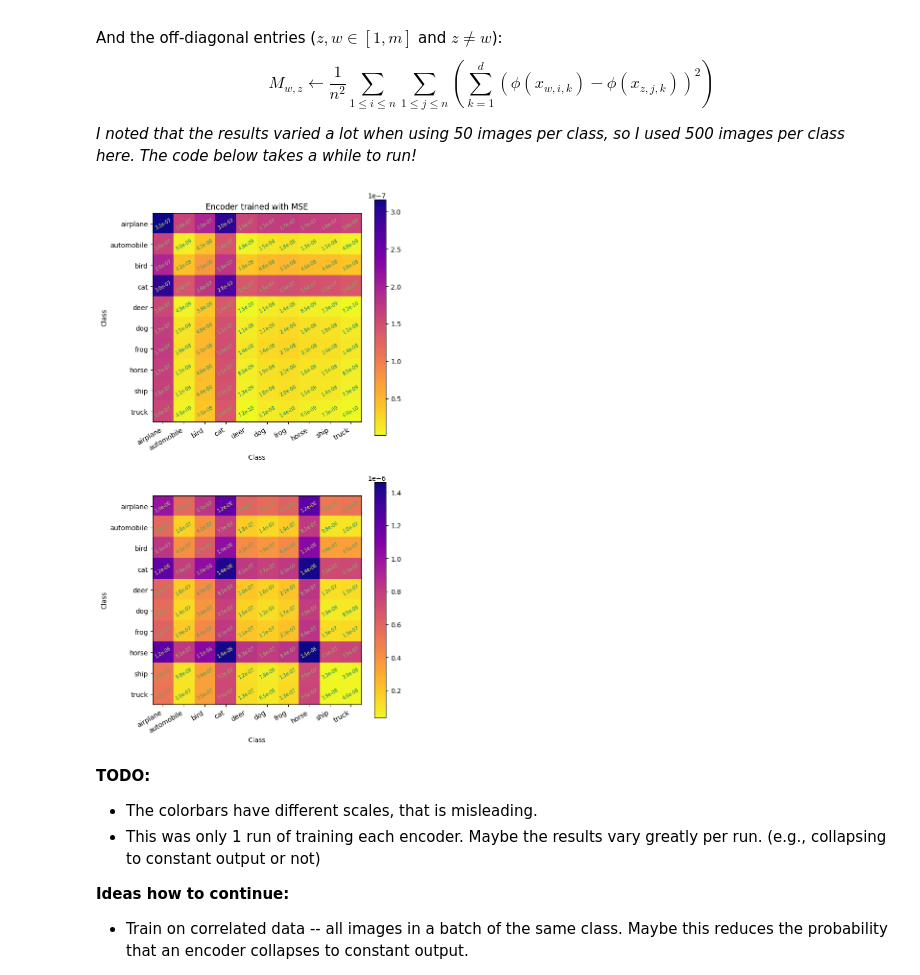
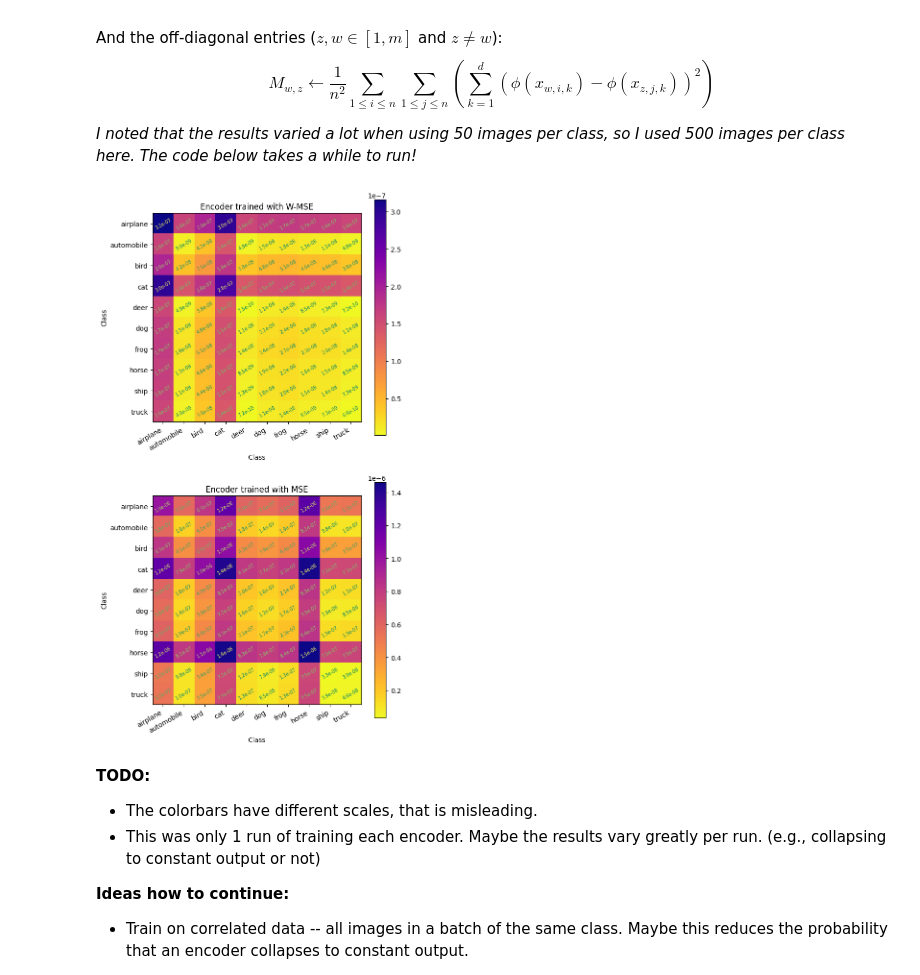
Before and after one commit to Nifrec/rolim, a Jupyter notebook: rolim/notebooks/encoder_experiment.ipynb, the cells around one changed output. Drawn from its saved outputs; the diff is of its cells as text; code cells hidden in the pictures.

Commit message:
Fix missing plot title

```diff
--- a/rolim/notebooks/encoder_experiment.ipynb
+++ b/rolim/notebooks/encoder_experiment.ipynb
@@ -319,35 +319,35 @@ if MAKE_HEATMAP:
     IMAGES_PER_CLASS = 500
     encodings_whit_net, encodings_pure_net = make_test_set_embeddings(IMAGES_PER_CLASS)
 
     def all_tensor_in_list_to_cpu(tensors: list[Tensor]
                                 ) -> list[Tensor]:
         return [tensor.cpu() for tensor in tensors]
 
     heatmap_whit = compute_mse_heatmap(all_tensor_in_list_to_cpu(encodings_whit_net))
     heatmap_pure = compute_mse_heatmap(all_tensor_in_list_to_cpu(encodings_pure_net))
     ticklabels = testset.classes
     fig, axes = plt.subplots(nrows=2, ncols=1, figsize=(7, 14))
     plot_heatmap(heatmap_whit,
                         ax=axes[0],
                         xtick_labels=ticklabels,
                         ytick_labels=ticklabels,
                         add_colorbar=True);
     plot_heatmap(heatmap_pure,
                         ax=axes[1],
                         xtick_labels=ticklabels,
                         ytick_labels=ticklabels,
                         add_colorbar=True);
 
     prefix = os.path.join("figures", "dist_minim_heatmap")
     if not os.path.exists(prefix):
         os.makedirs(prefix)
 
     timestamp = get_timestamp()
     axes[0].set_title("Encoder trained with W-MSE")
-    axes[0].set_title("Encoder trained with MSE")
+    axes[1].set_title("Encoder trained with MSE")
     fig.savefig(os.path.join(prefix, timestamp+".pdf"))
 # %% [output]
-[figure, old version]
+[figure, new version]
 # %%
 timestamp = get_timestamp()
 torch.save(heatmap_whit, "heatmap_whit" + timestamp + ".pt")
```
